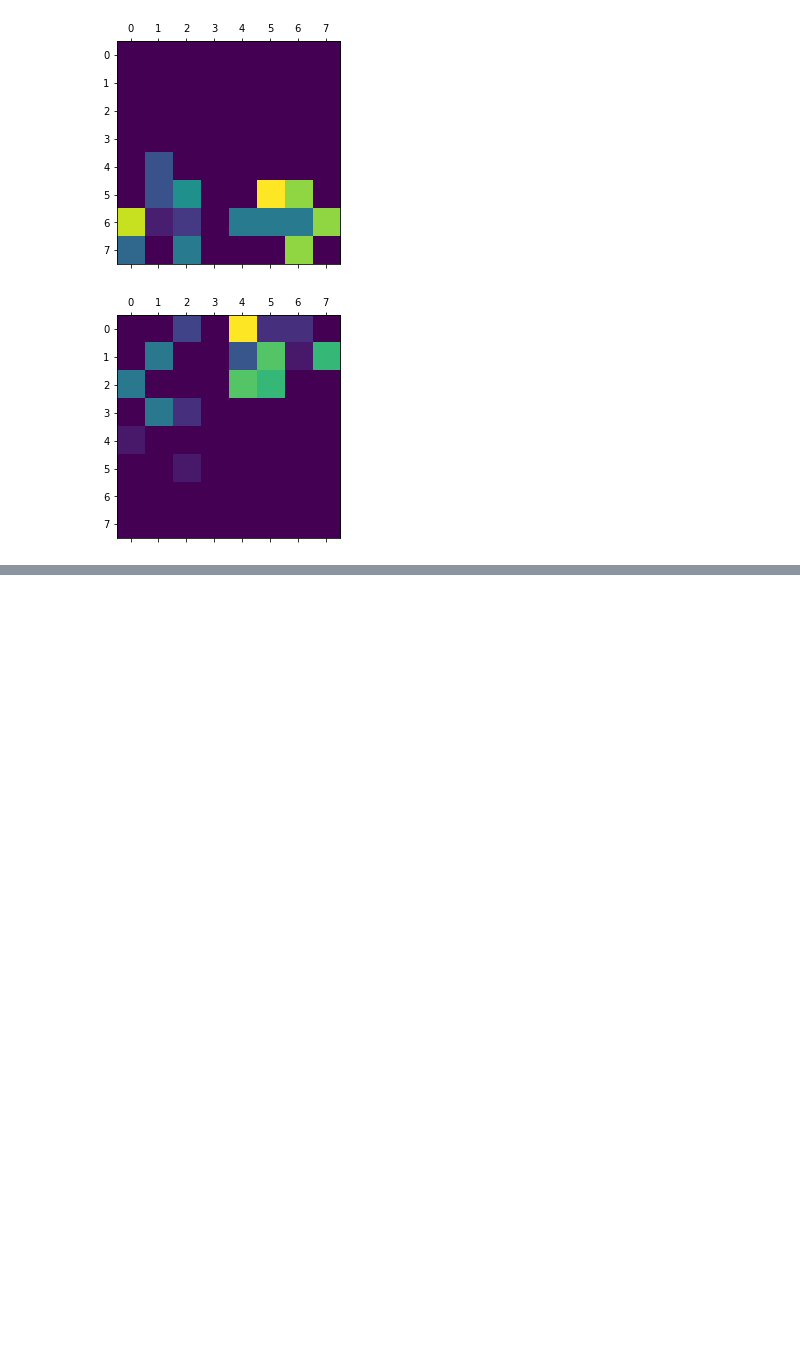
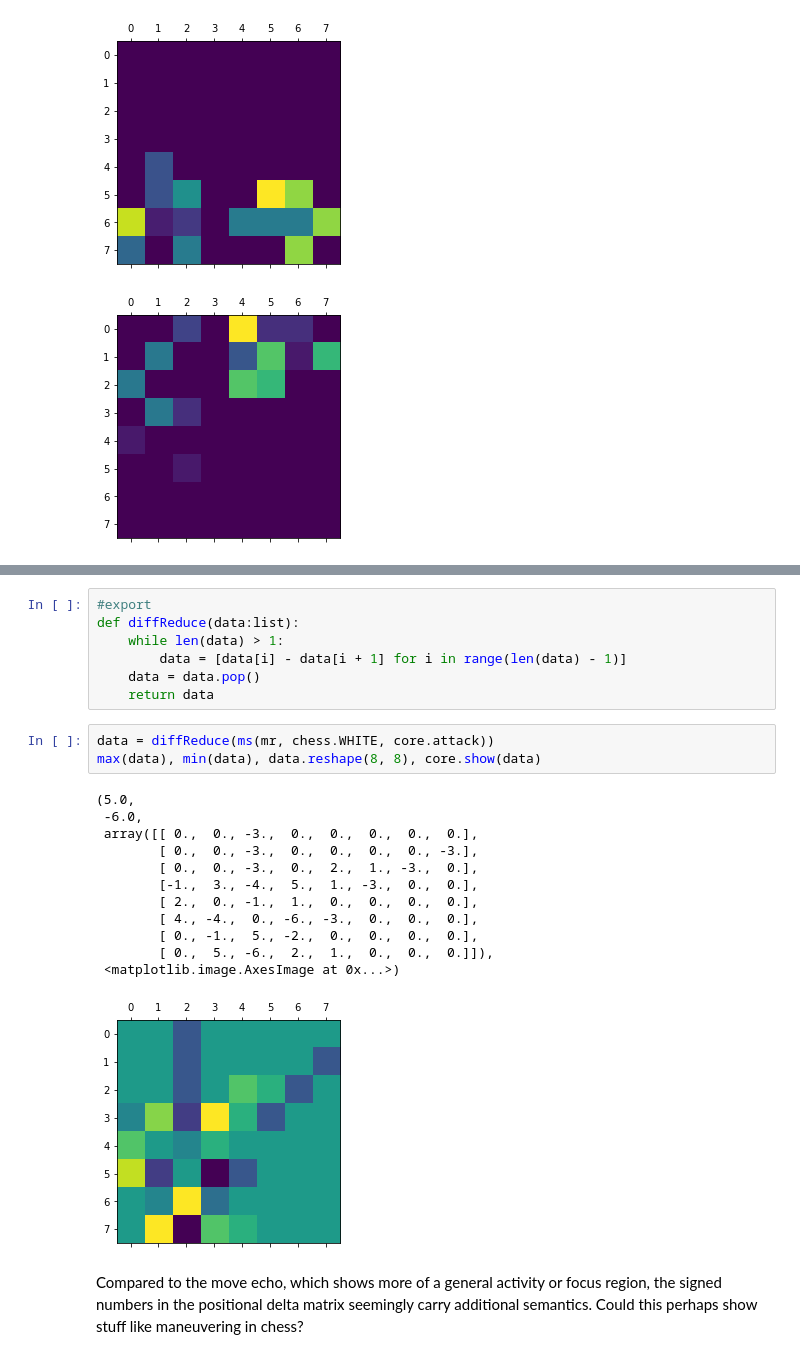
Before and after one commit to mikhas/cheviz, a Jupyter notebook: 01_data.ipynb, the cells around one changed output, grey strips where cells are left out. Saved outputs shown, nothing was run; the diff lists cells and outputs as text; blank space fills up the shorter version.

```diff
--- a/01_data.ipynb
+++ b/01_data.ipynb
@@ -195,0 +219,25 @@ I feel like this is one of the typical cases where as a data scientist you choos
+# %%
+#export
+def diffReduce(data:list):
+    while len(data) > 1:
+        data = [data[i] - data[i + 1] for i in range(len(data) - 1)]
+    data = data.pop()
+    return data
+# %%
+data = diffReduce(ms(mr, chess.WHITE, core.attack))
+max(data), min(data), data.reshape(8, 8), core.show(data)
+# %% [output]
+(5.0,
+ -6.0,
+ array([[ 0.,  0., -3.,  0.,  0.,  0.,  0.,  0.],
+        [ 0.,  0., -3.,  0.,  0.,  0.,  0., -3.],
+        [ 0.,  0., -3.,  0.,  2.,  1., -3.,  0.],
+        [-1.,  3., -4.,  5.,  1., -3.,  0.,  0.],
+        [ 2.,  0., -1.,  1.,  0.,  0.,  0.,  0.],
+        [ 4., -4.,  0., -6., -3.,  0.,  0.,  0.],
+        [ 0., -1.,  5., -2.,  0.,  0.,  0.,  0.],
+        [ 0.,  5., -6.,  2.,  1.,  0.,  0.,  0.]]),
+ <matplotlib.image.AxesImage at 0x...>)
+[figure, added]
+# %% [markdown]
+Compared to the move echo, which shows more of a general activity or focus region, the signed numbers in the positional delta matrix seemingly carry additional semantics. Could this perhaps show stuff like maneuvering in chess?
```
Also changed, not shown: parts of 15 cells of this notebook, 3 other files.
